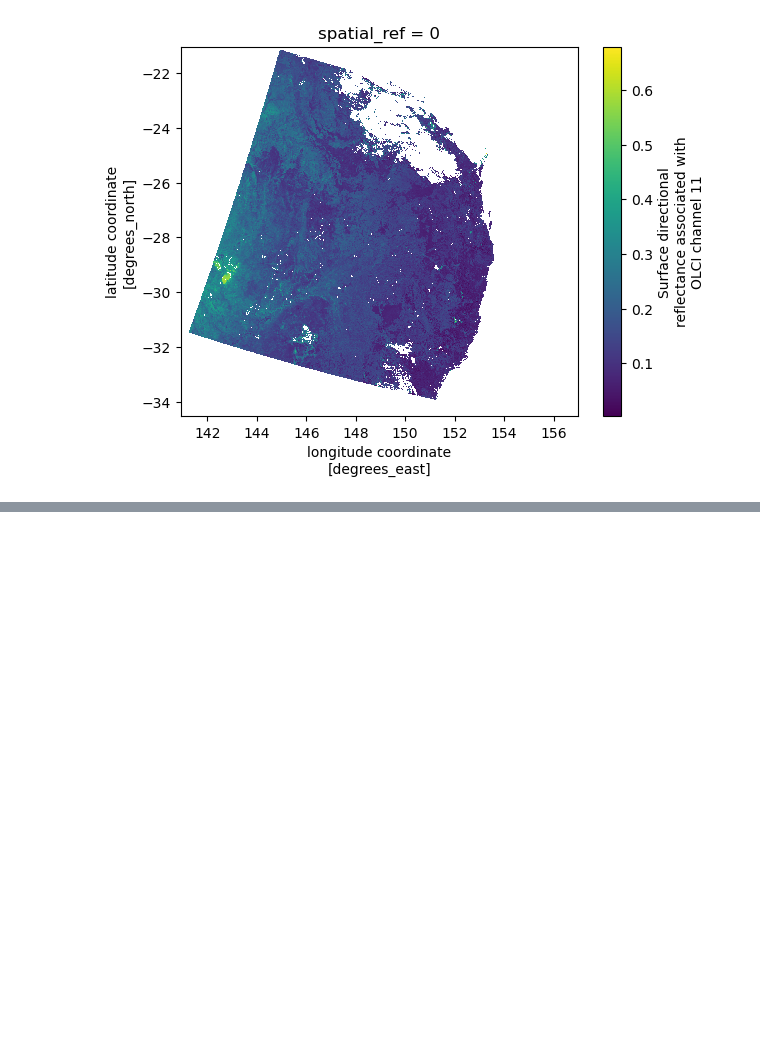
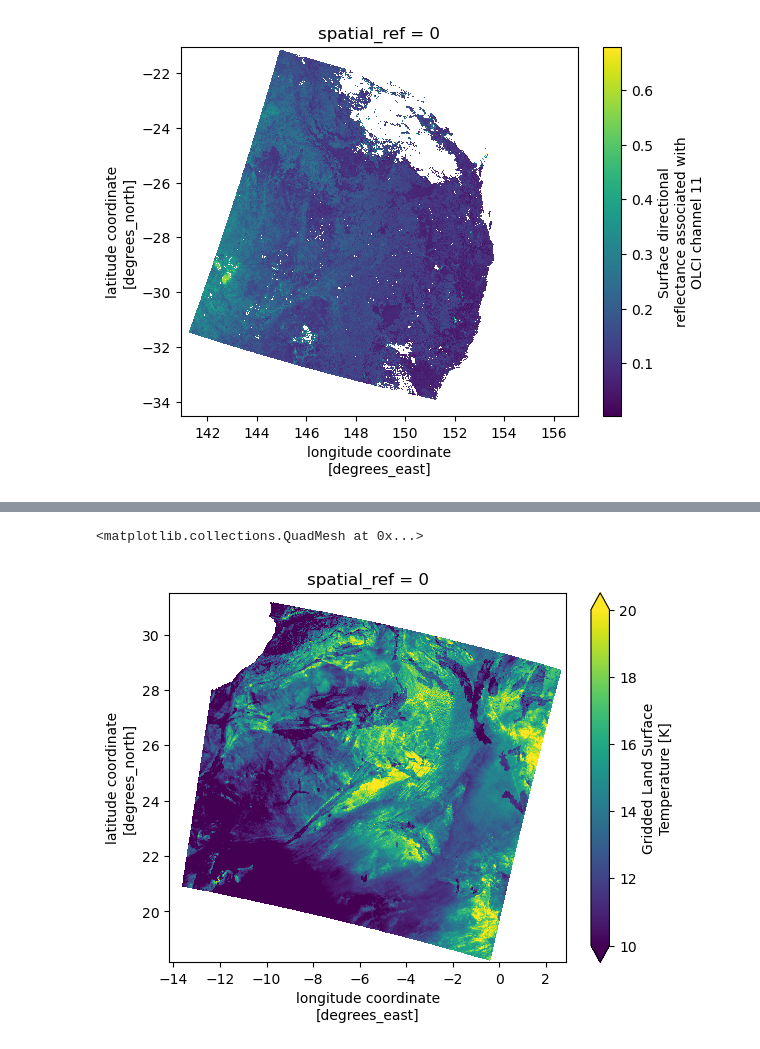
Before and after one commit to xcube-dev/xcube-stac, a Jupyter notebook: examples/notebooks/sentinel_3_cdse.ipynb, the cells around one changed output, grey strips where cells are left out. Drawn from its saved outputs; the diff is of its cells as text; code cells hidden in the pictures; blank space fills up the shorter version.

```diff
--- a/examples/notebooks/sentinel_3_cdse.ipynb
+++ b/examples/notebooks/sentinel_3_cdse.ipynb
@@ -251,0 +367,4 @@ Wall time: 16.7 s
+# %%
+%%time
+ds = store.open_data(data_id)
+ds
@@ -251,0 +409,4 @@ Wall time: 16.7 s
+# %%
+%%time
+ds.LST.plot(vmin=10, vmax=20)
+# %% [output]
@@ -251,0 +415,2 @@ Wall time: 16.7 s
+<matplotlib.collections.QuadMesh at 0x...>
+[figure, added]
```
Also changed, not shown: parts of 14 cells of this notebook, 9 other files.
